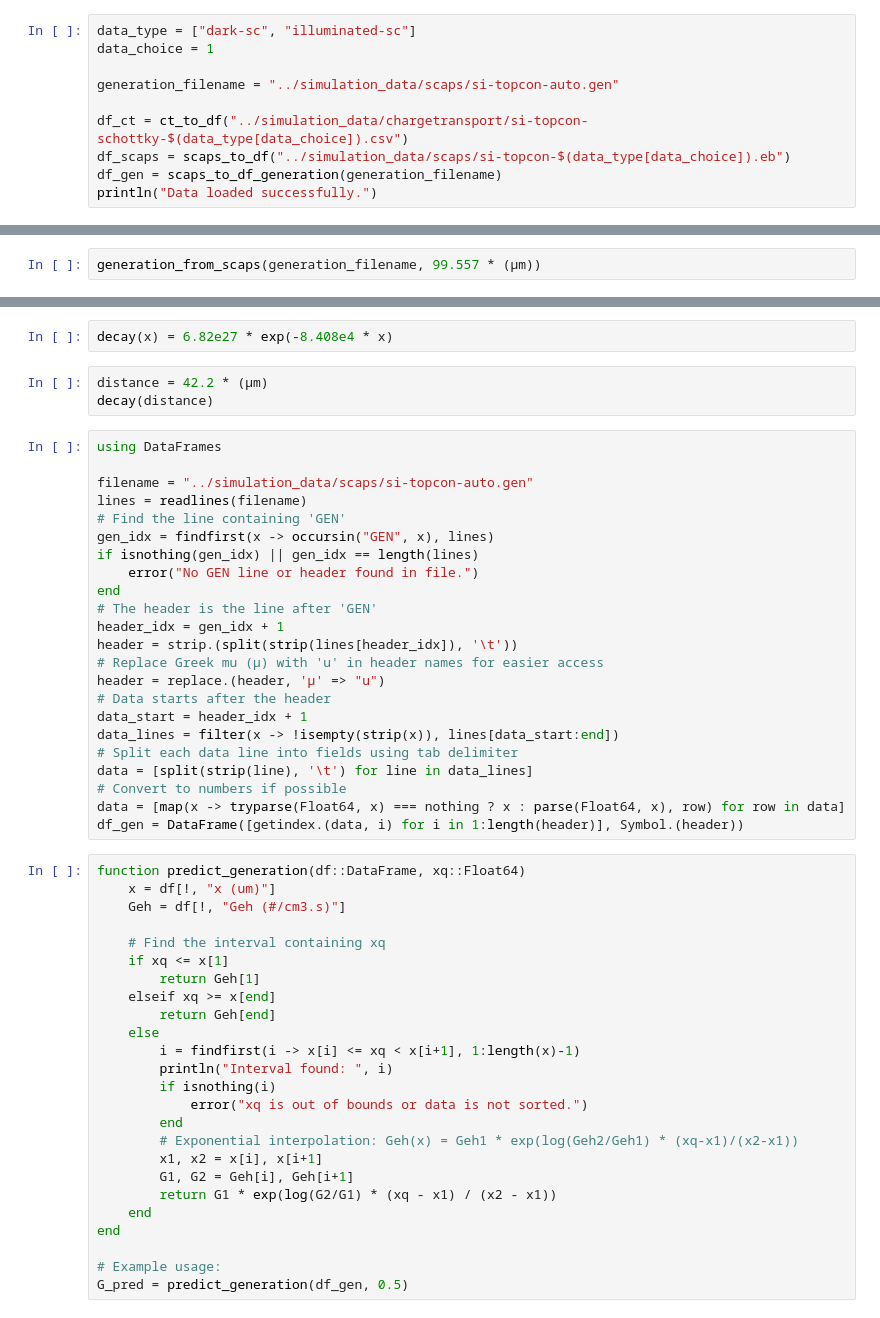
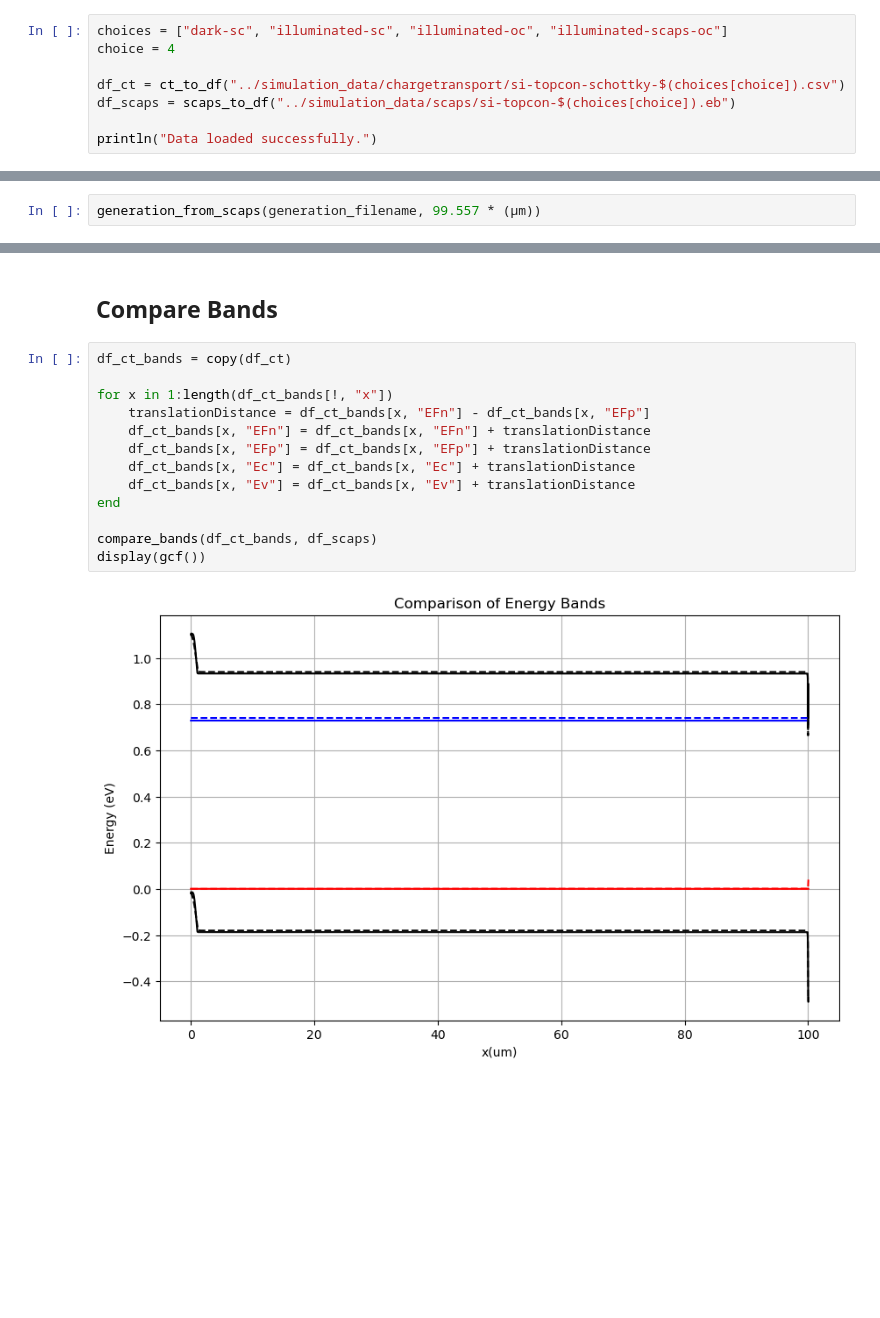
Before and after one commit to OxfordInterfacesLab/TandemFlow, a Jupyter notebook: utils/testing.ipynb, the cells around one changed output, grey strips where cells are left out. Saved outputs shown, nothing was run; the diff lists cells and outputs as text; blank space fills up the shorter version.

Commit message:
Updated TOPCON simulation

```diff
--- a/utils/testing.ipynb
+++ b/utils/testing.ipynb
@@ -6,14 +6,12 @@ using DataFrames
 using CSV
 using PyPlot
 # %%
-data_type = ["dark-sc", "illuminated-sc"]
-data_choice = 1
+choices = ["dark-sc", "illuminated-sc", "illuminated-oc", "illuminated-scaps-oc"]
+choice = 4
 
-generation_filename = "../simulation_data/scaps/si-topcon-auto.gen"
+df_ct = ct_to_df("../simulation_data/chargetransport/si-topcon-schottky-$(choices[choice]).csv")
+df_scaps = scaps_to_df("../simulation_data/scaps/si-topcon-$(choices[choice]).eb")
 
-df_ct = ct_to_df("../simulation_data/chargetransport/si-topcon-schottky-$(data_type[data_choice]).csv")
-df_scaps = scaps_to_df("../simulation_data/scaps/si-topcon-$(data_type[data_choice]).eb")
-df_gen = scaps_to_df_generation(generation_filename)
 println("Data loaded successfully.")
 # %% [output]
 Data loaded successfully.
@@ -79,53 +47,17 @@ display(gcf())
-# %%
-decay(x) = 6.82e27 * exp(-8.408e4 * x)
-# %%
-distance = 42.2 * (μm)
-decay(distance)
-# %%
-using DataFrames
-
-filename = "../simulation_data/scaps/si-topcon-auto.gen"
-lines = readlines(filename)
-# Find the line containing 'GEN'
-gen_idx = findfirst(x -> occursin("GEN", x), lines)
-if isnothing(gen_idx) || gen_idx == length(lines)
-    error("No GEN line or header found in file.")
-end
-# The header is the line after 'GEN'
-header_idx = gen_idx + 1
-header = strip.(split(strip(lines[header_idx]), '\t'))
-# Replace Greek mu (μ) with 'u' in header names for easier access
-header = replace.(header, 'μ' => "u")
-# Data starts after the header
-data_start = header_idx + 1
-data_lines = filter(x -> !isempty(strip(x)), lines[data_start:end])
-# Split each data line into fields using tab delimiter
-data = [split(strip(line), '\t') for line in data_lines]
-# Convert to numbers if possible
-data = [map(x -> tryparse(Float64, x) === nothing ? x : parse(Float64, x), row) for row in data]
-df_gen = DataFrame([getindex.(data, i) for i in 1:length(header)], Symbol.(header))
-# %%
-function predict_generation(df::DataFrame, xq::Float64)
-    x = df[!, "x (um)"]
-    Geh = df[!, "Geh (#/cm3.s)"]
-
-    # Find the interval containing xq
-    if xq <= x[1]
-        return Geh[1]
-    elseif xq >= x[end]
-        return Geh[end]
-    else
-        i = findfirst(i -> x[i] <= xq < x[i+1], 1:length(x)-1)
-        println("Interval found: ", i)
-        if isnothing(i)
-            error("xq is out of bounds or data is not sorted.")
-        end
-        # Exponential interpolation: Geh(x) = Geh1 * exp(log(Geh2/Geh1) * (xq-x1)/(x2-x1))
-        x1, x2 = x[i], x[i+1]
-        G1, G2 = Geh[i], Geh[i+1]
-        return G1 * exp(log(G2/G1) * (xq - x1) / (x2 - x1))
-    end
-end
-
-# Example usage:
-G_pred = predict_generation(df_gen, 0.5)
+# %% [markdown]
+## Compare Bands
+# %%
+df_ct_bands = copy(df_ct)
+
+for x in 1:length(df_ct_bands[!, "x"])
+    translationDistance = df_ct_bands[x, "EFn"] - df_ct_bands[x, "EFp"]
+    df_ct_bands[x, "EFn"] = df_ct_bands[x, "EFn"] + translationDistance
+    df_ct_bands[x, "EFp"] = df_ct_bands[x, "EFp"] + translationDistance
+    df_ct_bands[x, "Ec"] = df_ct_bands[x, "Ec"] + translationDistance
+    df_ct_bands[x, "Ev"] = df_ct_bands[x, "Ev"] + translationDistance
+end
+
+compare_bands(df_ct_bands, df_scaps)
+display(gcf())
+# %% [output]
+[figure, added]
```
Also changed, not shown: parts of 12 cells of this notebook, 5 other files.
